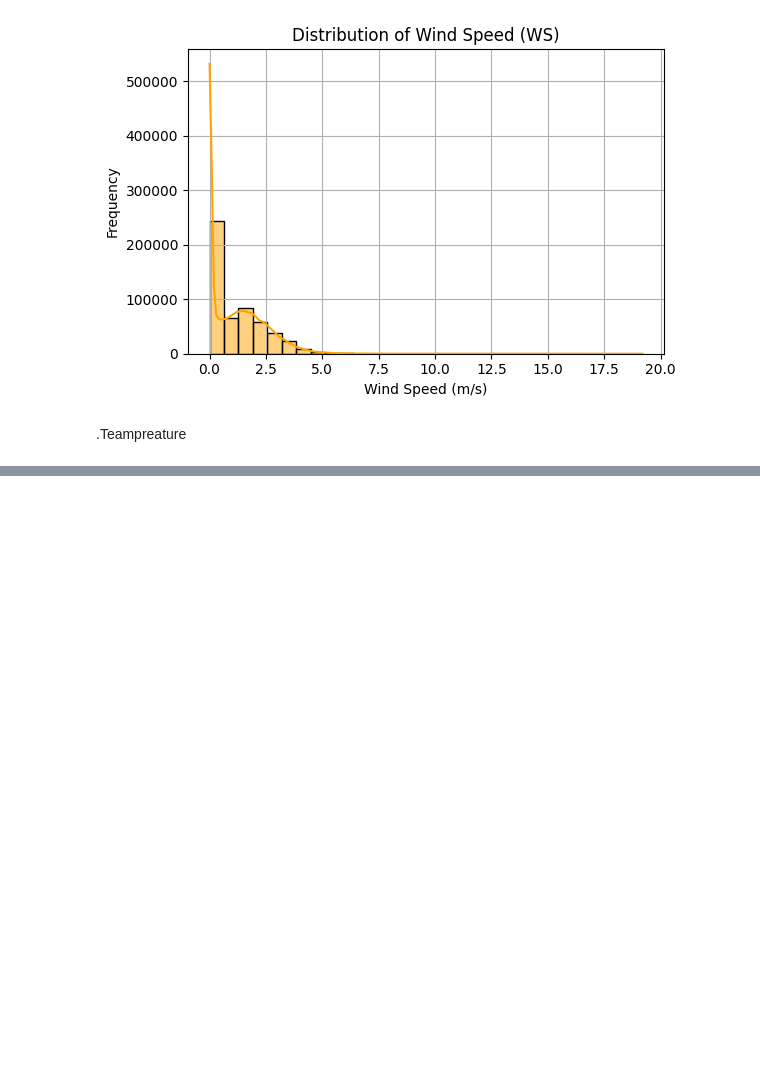
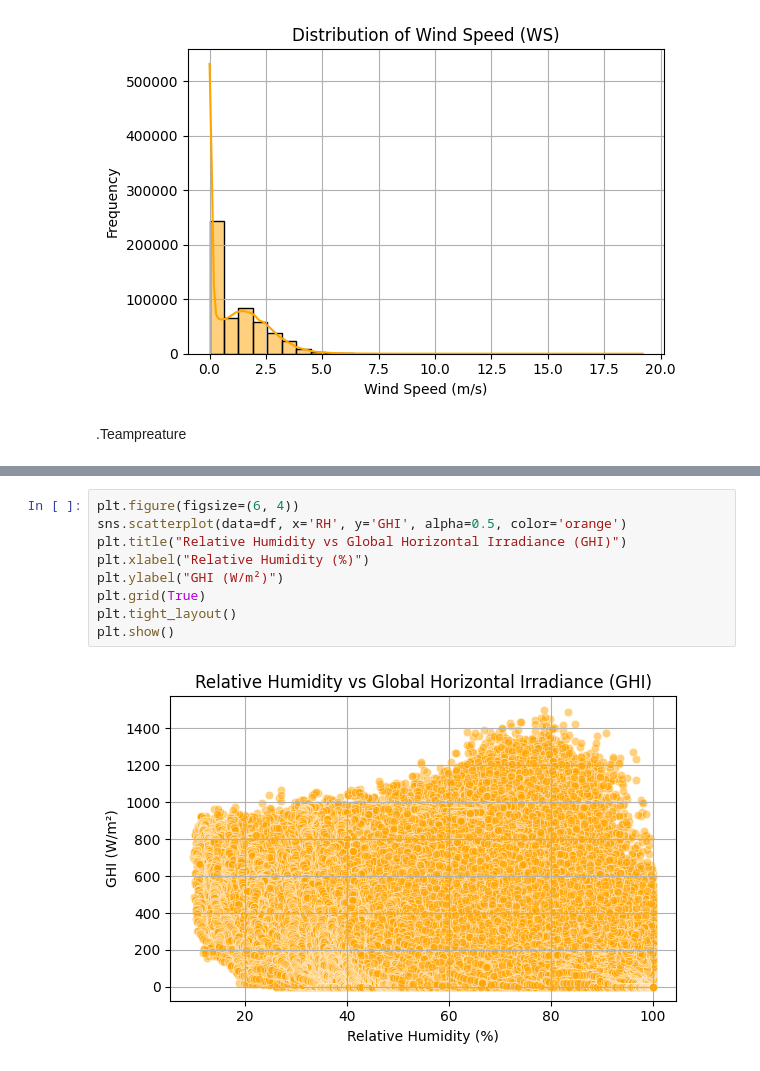
Before and after one commit to Filimon-H/Moonlight-Solar-Farm-Analysis, a Jupyter notebook: notebooks/sierraleone_EDA.ipynb, the cells around one changed output, grey strips where cells are left out. Cells and saved outputs as stored; diff of their text form; blank space fills up the shorter version.

```diff
--- a/notebooks/sierraleone_EDA.ipynb
+++ b/notebooks/sierraleone_EDA.ipynb
@@ -469,0 +472,11 @@ plt.show()
+# %%
+plt.figure(figsize=(6, 4))
+sns.scatterplot(data=df, x='RH', y='GHI', alpha=0.5, color='orange')
+plt.title("Relative Humidity vs Global Horizontal Irradiance (GHI)")
+plt.xlabel("Relative Humidity (%)")
+plt.ylabel("GHI (W/m²)")
+plt.grid(True)
+plt.tight_layout()
+plt.show()
+# %% [output]
+[figure, added]
```
Also changed, not shown: parts of 3 cells of this notebook.
